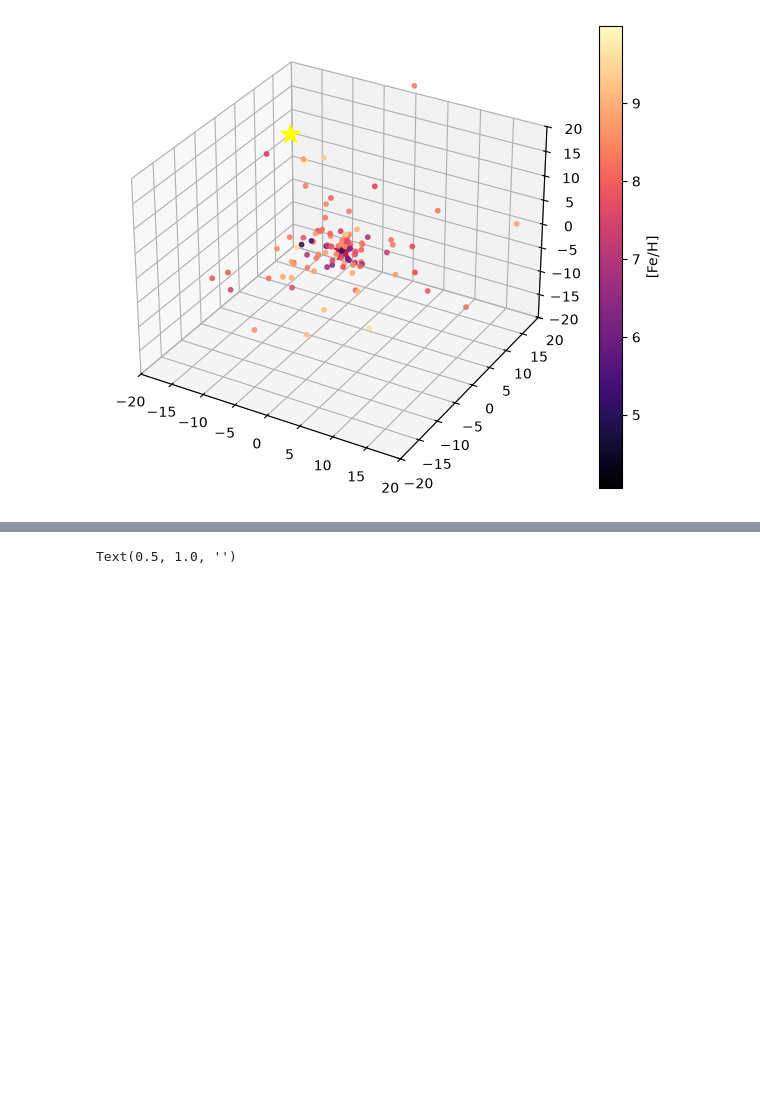
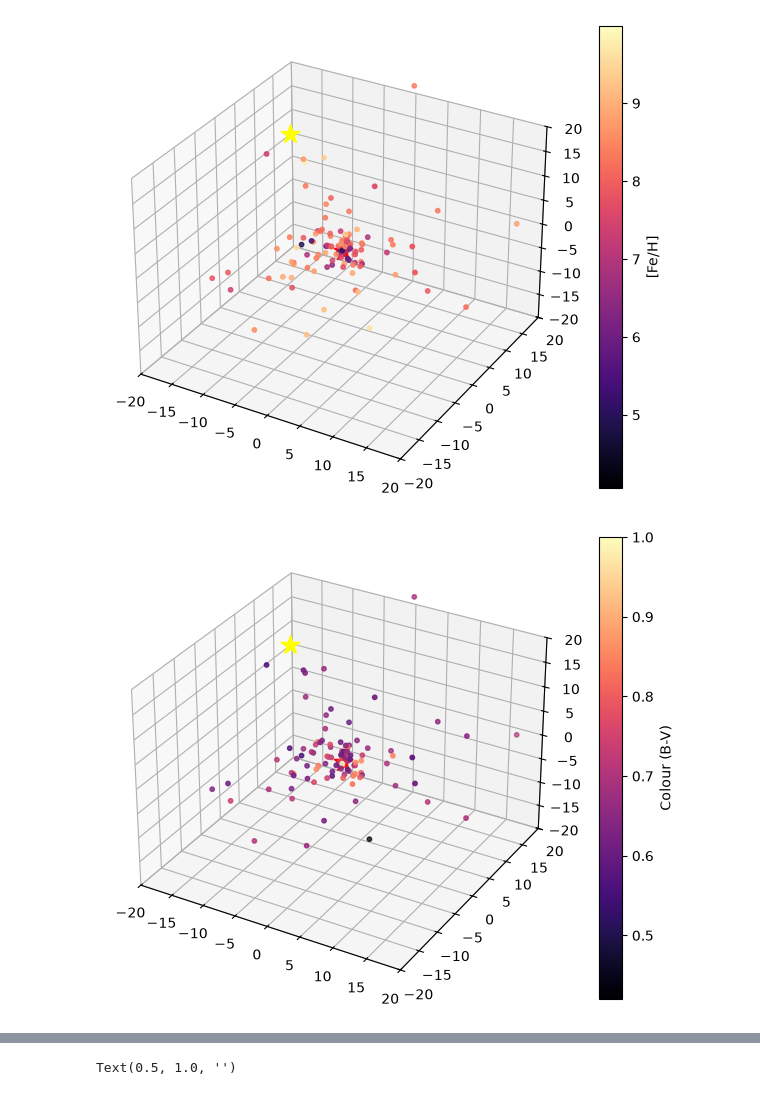
Before and after one commit to eddikebrygger/PHYS3116---Project, a Jupyter notebook: Ben_Tests.ipynb, the cells around one changed output, grey strips where cells are left out. Drawn from its saved outputs; the diff is of its cells as text; code cells hidden in the pictures; blank space fills up the shorter version.

```diff
--- a/Ben_Tests.ipynb
+++ b/Ben_Tests.ipynb
@@ -278,4 +294,23 @@ plt.colorbar(sc, label='[Fe/H]')
 plt.show()
 # %% [output]
 [figure]
+# %%
+#3d Map of Colour of Stars
+fig = plt.figure(figsize=(8, 6))
+ax = fig.add_subplot(projection='3d')
+
+sc=ax.scatter(x_gc, y_gc, z_gc, c=BmV0, s=10, marker='o', cmap='magma', vmin=BmV0.min(), vmax=1)
+# Sun Plot:
+ax.scatter(x_gc_Sol, y_gc_Sol, z_gc_Sol, c='yellow', s=200, marker='*', label='Sun')
+# Galactic Center Plot:
+ax.scatter(0, 0, 0, c='red', s=200, marker='*', label='Galactic Center')
+ax.set_xlim(-20, 20)
+ax.set_ylim(-20, 20)
+ax.set_zlim(-20, 20)
+plt.colorbar(sc, label='Colour (B-V)')
+plt.show()
+
+# We see that as we get further from the GC, B-V tends to decrease, indicating a Bluer colour. This is consistent with lower ages.
+# %% [output]
+[figure, added]
 # %%
```
Also changed, not shown: parts of 19 cells of this notebook, 4 other files.
